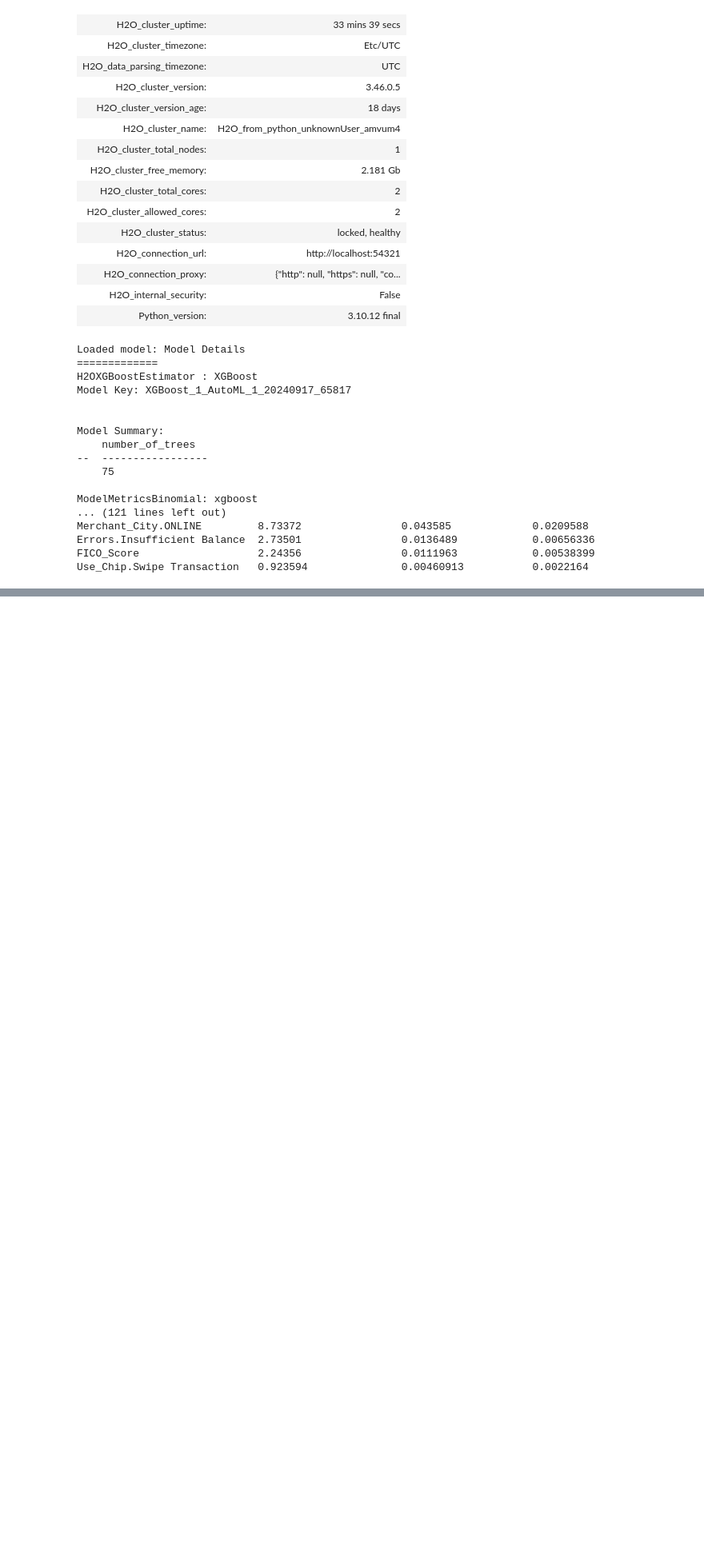
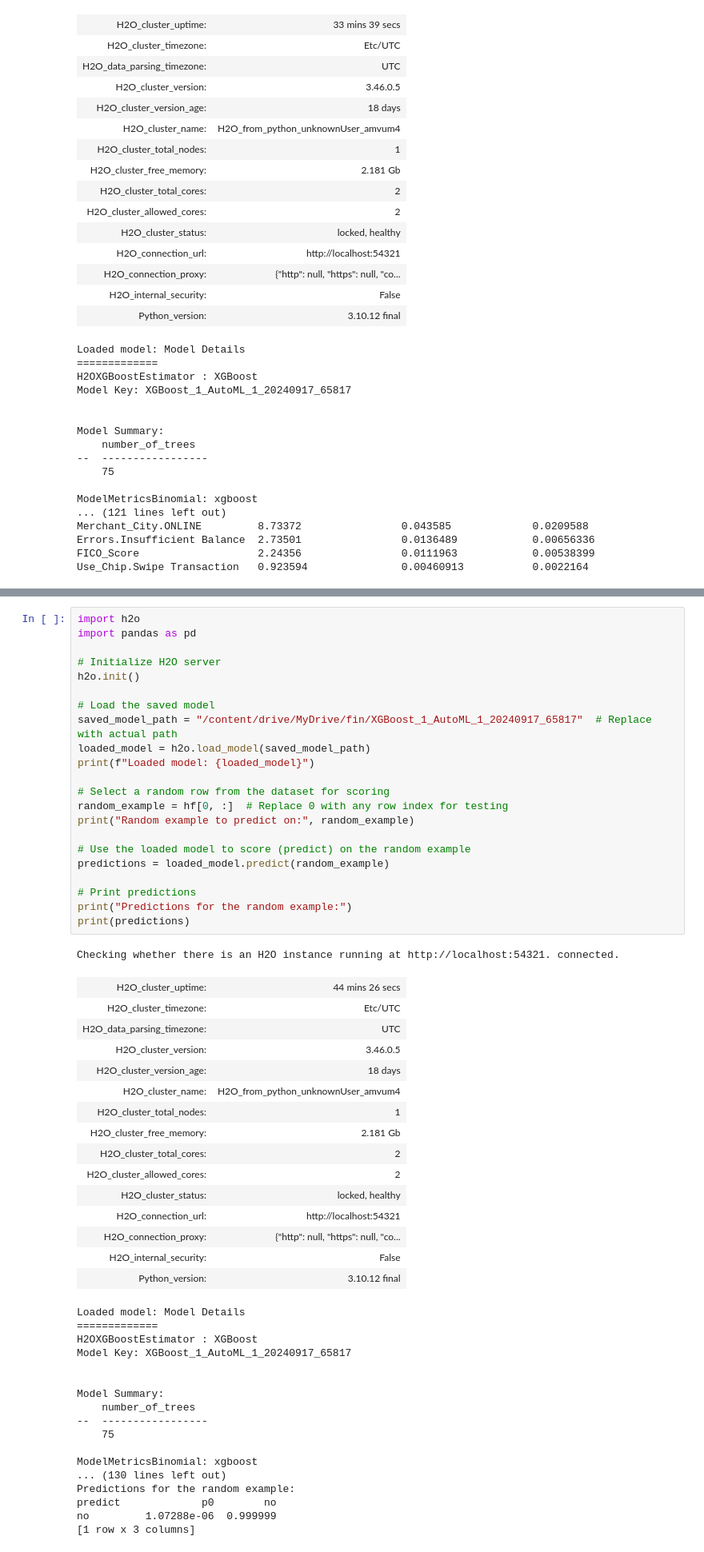
Before and after one commit to adityajivoji/TransactionAnalysis, a Jupyter notebook: fraud_detection_automl.ipynb, the cells around one changed output, grey strips where cells are left out. Shown at 80% size. Cells and saved outputs as stored; diff of their text form; blank space fills up the shorter version.

```diff
--- a/fraud_detection_automl.ipynb
+++ b/fraud_detection_automl.ipynb
@@ -298,0 +305,56 @@ Use_Chip.Swipe Transaction   0.923594               0.00460913           0.00221
+# %%
+import h2o
+import pandas as pd
+
+# Initialize H2O server
+h2o.init()
+
+# Load the saved model
+saved_model_path = "/content/drive/MyDrive/fin/XGBoost_1_AutoML_1_20240917_65817"  # Replace with actual path
+loaded_model = h2o.load_model(saved_model_path)
+print(f"Loaded model: {loaded_model}")
+
+# Select a random row from the dataset for scoring
+random_example = hf[0, :]  # Replace 0 with any row index for testing
+print("Random example to predict on:", random_example)
+
+# Use the loaded model to score (predict) on the random example
+predictions = loaded_model.predict(random_example)
+
+# Print predictions
+print("Predictions for the random example:")
+print(predictions)
+# %% [output]
+Checking whether there is an H2O instance running at http://localhost:54321. connected.
+| H2O_cluster_uptime: | 44 mins 26 secs |
+| H2O_cluster_timezone: | Etc/UTC |
+| H2O_data_parsing_timezone: | UTC |
+| H2O_cluster_version: | 3.46.0.5 |
+| H2O_cluster_version_age: | 18 days |
+| H2O_cluster_name: | H2O_from_python_unknownUser_amvum4 |
+| H2O_cluster_total_nodes: | 1 |
+| H2O_cluster_free_memory: | 2.181 Gb |
+| H2O_cluster_total_cores: | 2 |
+| H2O_cluster_allowed_cores: | 2 |
+| H2O_cluster_status: | locked, healthy |
+| H2O_connection_url: | http://localhost:54321 |
+| H2O_connection_proxy: | {"http": null, "https": null, "co... |
+| H2O_internal_security: | False |
+| Python_version: | 3.10.12 final |
+Loaded model: Model Details
+=============
+H2OXGBoostEstimator : XGBoost
+Model Key: XGBoost_1_AutoML_1_20240917_65817
+
+
+Model Summary:
+    number_of_trees
+--  -----------------
+    75
+
+ModelMetricsBinomial: xgboost
+... (130 lines left out)
+Predictions for the random example:
+predict             p0        no
+no         1.07288e-06  0.999999
+[1 row x 3 columns]
```
Also changed, not shown: parts of 1 cell of this notebook, 1 other file.
